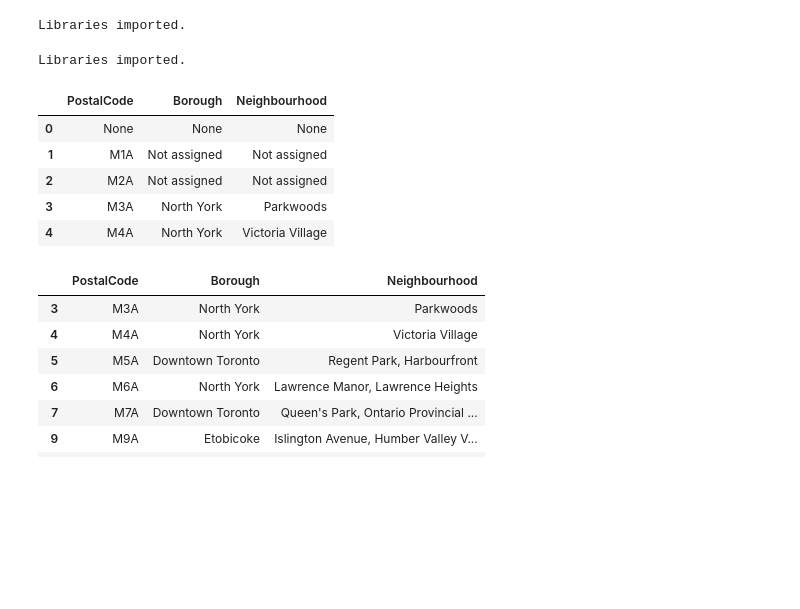
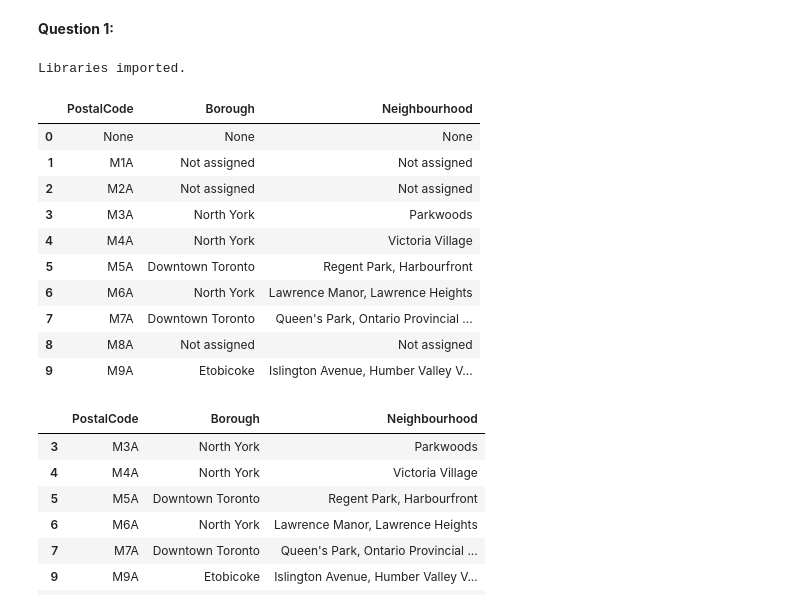
Before and after one commit to JuliaB-a/jb_Coursera_Capstone, a Jupyter notebook: Segmenting and Clustering Neighborhoods in Toronto.ipynb, the cells around one changed output. Cells and saved outputs as stored; diff of their text form; code cells hidden in the pictures; blank space fills up the shorter version.

```diff
--- a/Segmenting and Clustering Neighborhoods in Toronto.ipynb
+++ b/Segmenting and Clustering Neighborhoods in Toronto.ipynb
@@ -1,19 +1,5 @@
-# %%
-#import libraries
-import random # library for random number generation
-import numpy as np # library for vectorized computation
-import pandas as pd # library to process data as dataframes
-
-import matplotlib.pyplot as plt # plotting library
-# backend for rendering plots within the browser
-%matplotlib inline
-
-from sklearn.cluster import KMeans
-from sklearn.datasets.samples_generator import make_blobs
-
-print('Libraries imported.')
-# %% [output]
-Libraries imported.
+# %% [markdown]
+**Question 1:**
 # %%
 #scrape the following Wikipedia page, https://en.wikipedia.org/wiki/List_of_postal_codes_of_Canada:_M, in order to obtain the data that is in the table of postal codes
 
@@ -37,30 +23,35 @@ Libraries imported.
 # %%
 #set source data
 url = 'https://en.wikipedia.org/wiki/List_of_postal_codes_of_Canada:_M'
 html = urlopen(url)
 soup = BeautifulSoup(html, 'html.parser')
 
 #Right-click on the page then go to inspect (Просмотр кода страницы). Click on the 'square with an arrow' icon at the top to choose the element in the website to inspect.
 #We need to extract information from the table. This could be done easily with one line of code. By inspection, we find that the table is under <table> tag.
 #find_all('table') scans the entire document to look for the tag <table>
 
 table = soup.find('table',{'class':'wikitable sortable'})
 table_rows = table.find_all('tr')
 
 data = []
 for row in table_rows:
     data.append([t.text.strip() for t in row.find_all('td')])
 
 #Put the data into a pandas.DataFrame
 df_start = pd.DataFrame(data, columns=['PostalCode', 'Borough', 'Neighbourhood'])
-df_start.head()
+df_start.head(10)
 # %% [output]
 |  | PostalCode | Borough | Neighbourhood |
 | 0 | None | None | None |
 | 1 | M1A | Not assigned | Not assigned |
 | 2 | M2A | Not assigned | Not assigned |
 | 3 | M3A | North York | Parkwoods |
 | 4 | M4A | North York | Victoria Village |
+| 5 | M5A | Downtown Toronto | Regent Park, Harbourfront |
+| 6 | M6A | North York | Lawrence Manor, Lawrence Heights |
+| 7 | M7A | Downtown Toronto | Queen's Park, Ontario Provincial ... |
+| 8 | M8A | Not assigned | Not assigned |
+| 9 | M9A | Etobicoke | Islington Avenue, Humber Valley V... |
 # %%
 #Only process the cells that have an assigned borough. Ignore cells with a borough that is Not assigned
 #https://chrisalbon.com/python/data_wrangling/pandas_dropping_column_and_rows/
```
Also changed, not shown: parts of 38 cells of this notebook.
